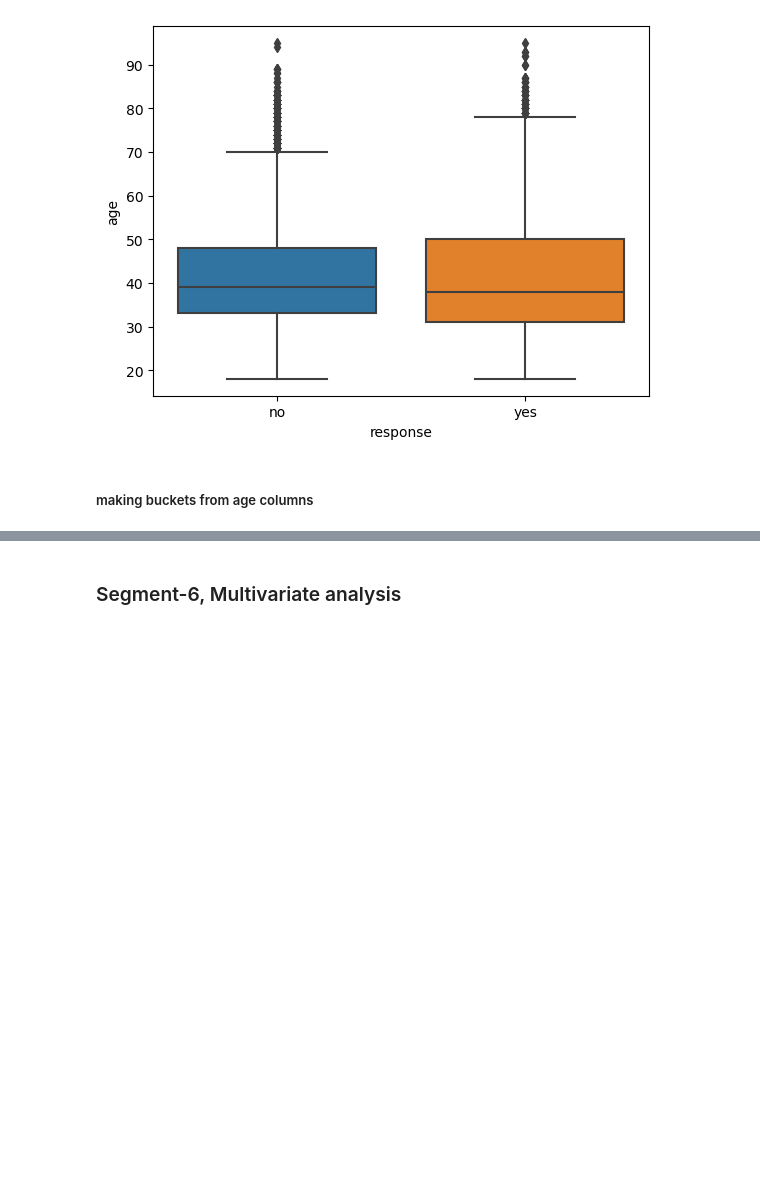
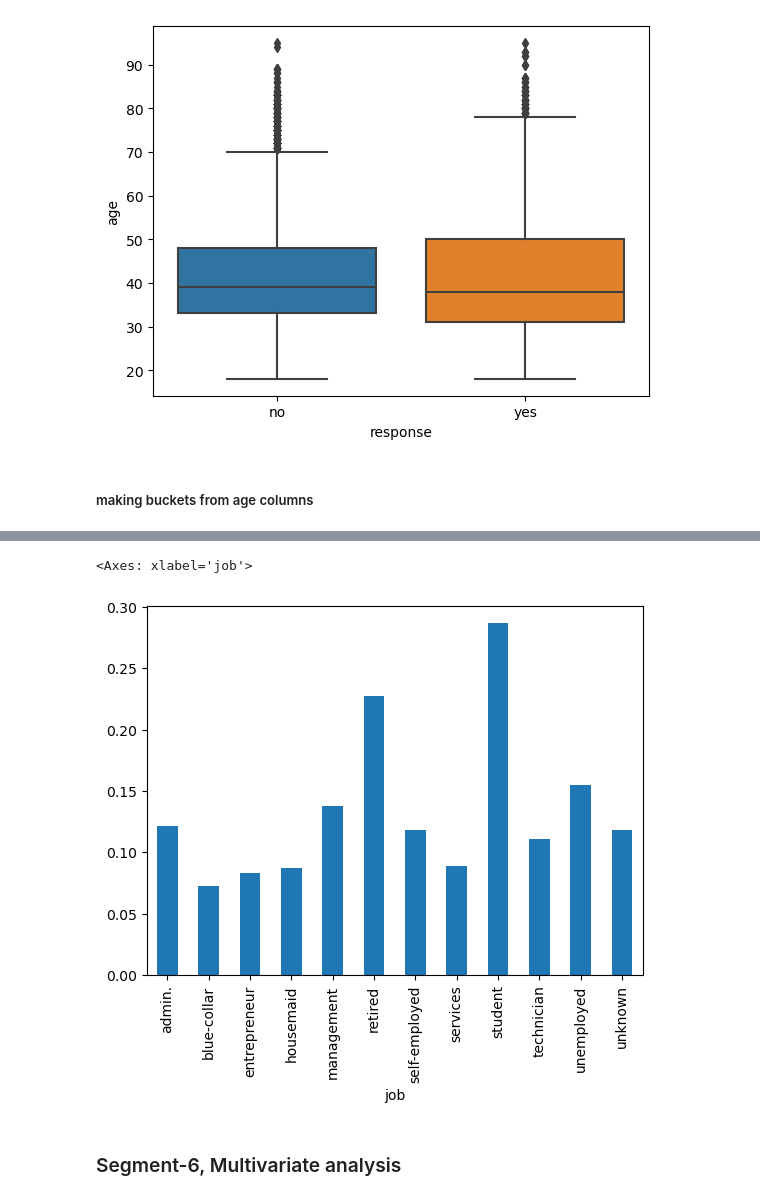
Before and after one commit to Nishanthfiona/DataScience, a Jupyter notebook: Upgrad/Course_1_Datatoolkit/Bank Marketing Case Study EDA/Bank Marketing Campaign EDA NoteBook.ipynb, the cells around one changed output, grey strips where cells are left out. Cells and saved outputs as stored; diff of their text form; code cells hidden in the pictures; blank space fills up the shorter version.

```diff
--- a/Upgrad/Course_1_Datatoolkit/Bank Marketing Case Study EDA/Bank Marketing Campaign EDA NoteBook.ipynb
+++ b/Upgrad/Course_1_Datatoolkit/Bank Marketing Case Study EDA/Bank Marketing Campaign EDA NoteBook.ipynb
@@ -1003,3 +1065,8 @@ sns.boxplot(data=inp1,x='response',y="age")
+# %%
+inp1.groupby(['job'])["reponse_flag"].mean().plot.bar()
+# %% [output]
+<Axes: xlabel='job'>
+[figure, added]
 # %% [markdown]
 ### Segment-6, Multivariate analysis
 # %% [markdown]
```
Also changed, not shown: parts of 19 cells of this notebook.
